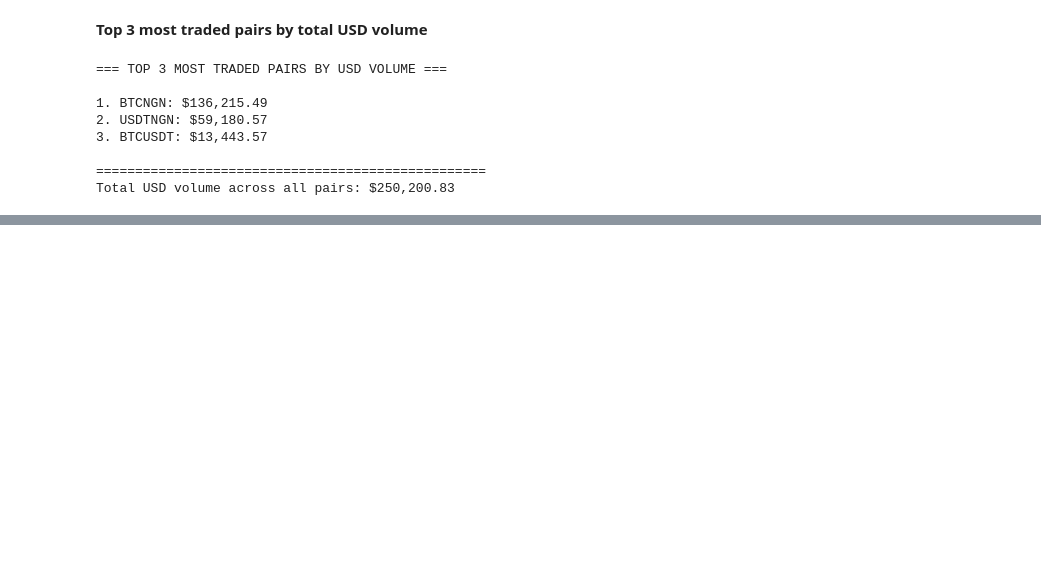
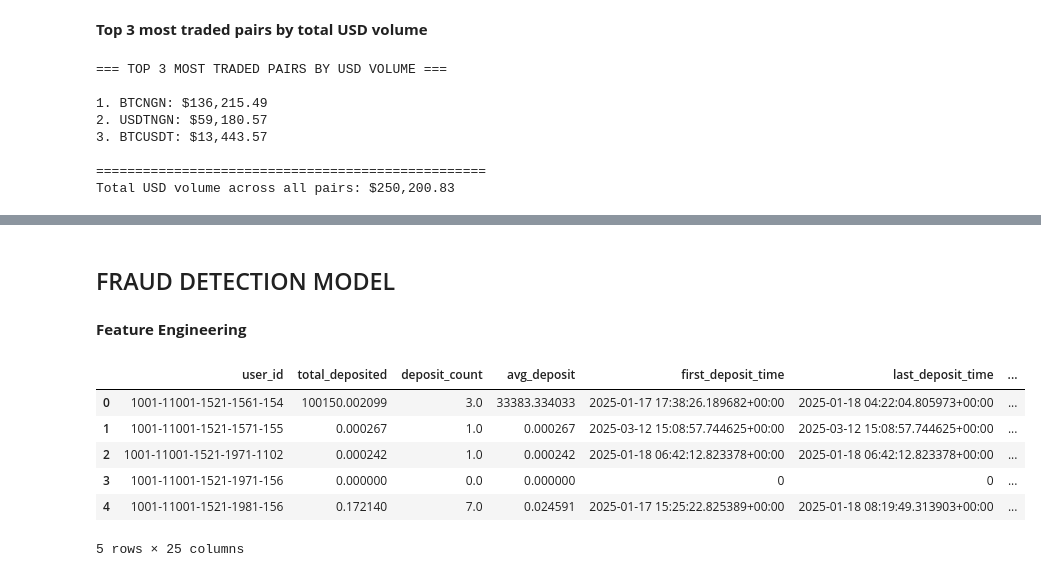
Before and after one commit to Gbolahan43/fraud-detection-system, a Jupyter notebook: analysis.ipynb, the cells around one changed output, grey strips where cells are left out. Cells and saved outputs as stored; diff of their text form; code cells hidden in the pictures; blank space fills up the shorter version.

```diff
--- a/analysis.ipynb
+++ b/analysis.ipynb
@@ -132,0 +331,4 @@ Total USD volume across all pairs: $250,200.83
+# %% [markdown]
+## FRAUD DETECTION MODEL
+# %% [markdown]
+**Feature Engineering**
@@ -132,0 +363,35 @@ Total USD volume across all pairs: $250,200.83
+# %%
+features['deposit_withdrawal_ratio'] = features.apply(
+    lambda x: x['total_deposited'] / x['total_withdrawn'] if x['total_withdrawn'] > 0 else 999,
+    axis=1
+)
+
+features['withdrawal_deposit_ratio'] = features.apply(
+    lambda x: x['total_withdrawn'] / x['total_deposited'] if x['total_deposited'] > 0 else 0,
+    axis=1
+)
+# %%
+def calc_time_diff(row):
+    if row['first_deposit_time'] == 0 or row['first_withdrawal_time'] == 0:
+        return 999
+    return (row['first_withdrawal_time'] - row['first_deposit_time']).total_seconds() / 3600
+# %%
+features['hours_deposit_to_withdrawal'] = features.apply(calc_time_diff, axis=1)
+
+features['trade_to_deposit_ratio'] = features.apply(
+    lambda x: x['total_trade_volume_usd'] / (x['total_deposited']/1500) if x['total_deposited'] > 0 else 0,
+    axis=1
+)
+# %%
+features['total_unique_assets'] = features['unique_deposit_assets'] + features['unique_withdrawal_assets']
+features['activity_frequency'] = features['deposit_count'] + features['withdrawal_count'] + features['trade_count']
+# %%
+features.head()
+# %% [output]
+|  | user_id | total_deposited | deposit_count | avg_deposit | first_deposit_time | last_deposit_time | ... |
+| 0 | 1001-11001-1521-1561-154 | 100150.002099 | 3.0 | 33383.334033 | 2025-01-17 17:38:26.189682+00:00 | 2025-01-18 04:22:04.805973+00:00 | ... |
+| 1 | 1001-11001-1521-1571-155 | 0.000267 | 1.0 | 0.000267 | 2025-03-12 15:08:57.744625+00:00 | 2025-03-12 15:08:57.744625+00:00 | ... |
+| 2 | 1001-11001-1521-1971-1102 | 0.000242 | 1.0 | 0.000242 | 2025-01-18 06:42:12.823378+00:00 | 2025-01-18 06:42:12.823378+00:00 | ... |
+| 3 | 1001-11001-1521-1971-156 | 0.000000 | 0.0 | 0.000000 | 0 | 0 | ... |
+| 4 | 1001-11001-1521-1981-156 | 0.172140 | 7.0 | 0.024591 | 2025-01-17 15:25:22.825389+00:00 | 2025-01-18 08:19:49.313903+00:00 | ... |
+5 rows × 25 columns
```
Also changed, not shown: parts of 32 cells of this notebook.
